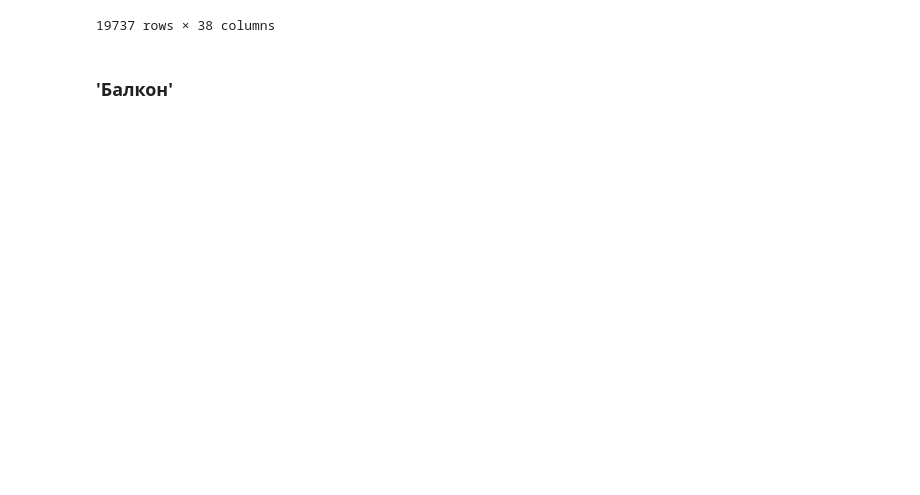
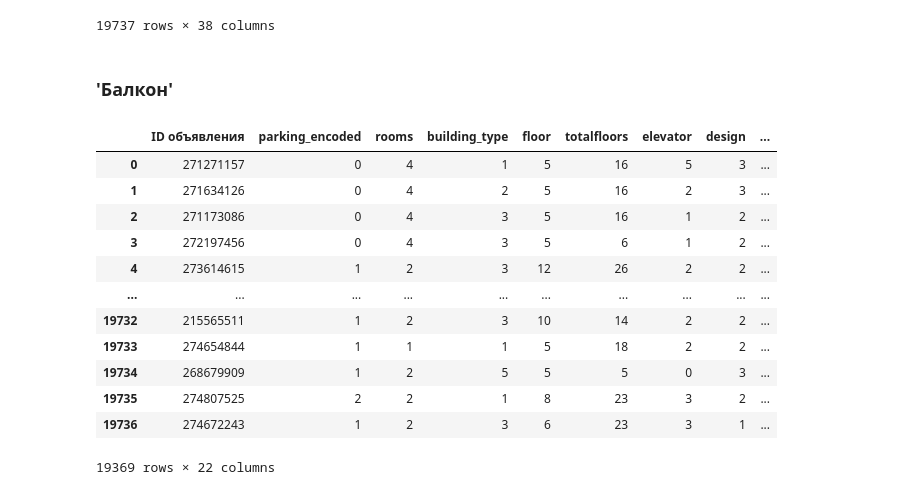
Before and after one commit to NikolValerie/data_preprocessing_project, a Jupyter notebook: preprocessing.ipynb, the cells around one changed output. Drawn from its saved outputs; the diff is of its cells as text; code cells hidden in the pictures; blank space fills up the shorter version.

```diff
--- a/preprocessing.ipynb
+++ b/preprocessing.ipynb
@@ -196,7 +196,27 @@ translations = {
 }
 
 df.rename(columns=translations, inplace=True)
+# %%
+df["ceiling_height"] = df["Высота потолков, м"].fillna(round(df["Высота потолков, м"].mean()))
+df.drop(["Высота потолков, м"], axis=1, inplace=True)
 # %%
-df = df.loc[df['currency'] == '$']
+df = df.loc[df['currency'] == 'руб.']
 df = df.dropna(subset=['Метро'])
+# %%
+df = df.select_dtypes(include=['int', 'float'])
+df
+# %% [output]
+|  | ID объявления | parking_encoded | rooms | building_type | floor | totalfloors | elevator | design | ... |
+| 0 | 271271157 | 0 | 4 | 1 | 5 | 16 | 5 | 3 | ... |
+| 1 | 271634126 | 0 | 4 | 2 | 5 | 16 | 2 | 3 | ... |
+| 2 | 271173086 | 0 | 4 | 3 | 5 | 16 | 1 | 2 | ... |
+| 3 | 272197456 | 0 | 4 | 3 | 5 | 6 | 1 | 2 | ... |
+| 4 | 273614615 | 1 | 2 | 3 | 12 | 26 | 2 | 2 | ... |
+| ... | ... | ... | ... | ... | ... | ... | ... | ... | ... |
+| 19732 | 215565511 | 1 | 2 | 3 | 10 | 14 | 2 | 2 | ... |
+| 19733 | 274654844 | 1 | 1 | 1 | 5 | 18 | 2 | 2 | ... |
+| 19734 | 268679909 | 1 | 2 | 5 | 5 | 5 | 0 | 3 | ... |
+| 19735 | 274807525 | 2 | 2 | 1 | 8 | 23 | 3 | 2 | ... |
+| 19736 | 274672243 | 1 | 2 | 3 | 6 | 23 | 3 | 1 | ... |
+19369 rows × 22 columns
 # %%
```
Also changed, not shown: parts of 1 cell of this notebook, 1 other file.
